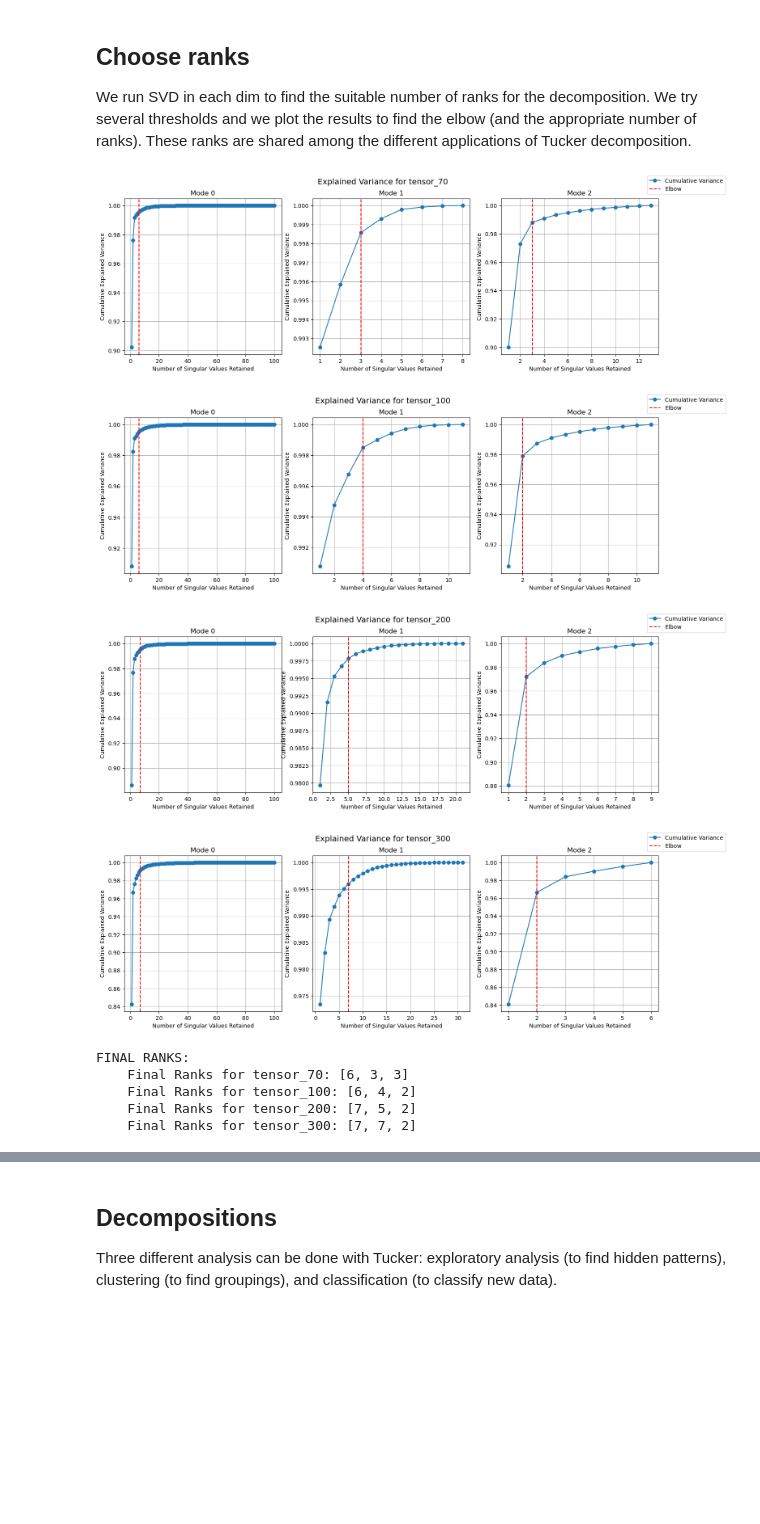
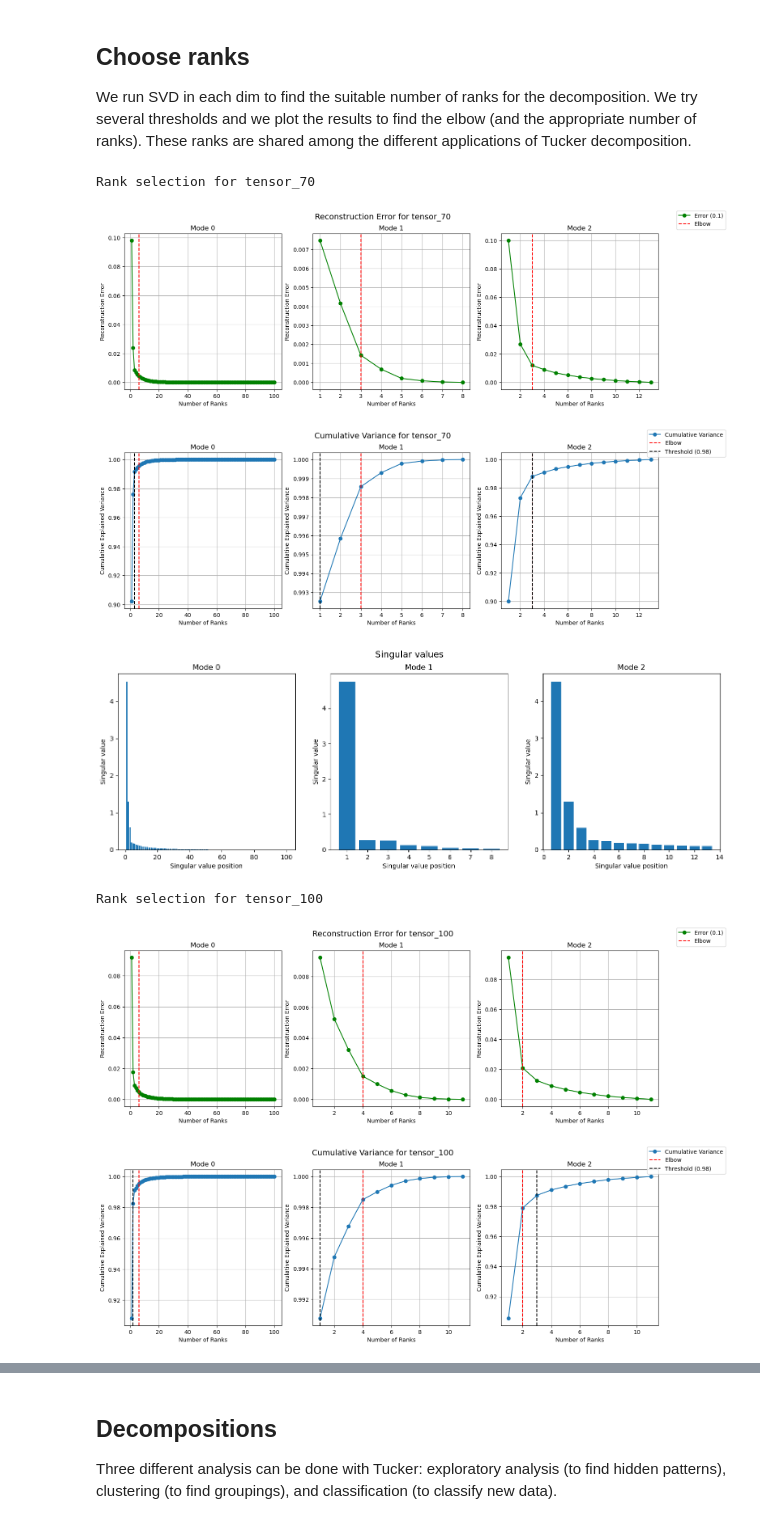
Before and after one commit to pablovadillo/Tensordecomposition, a Jupyter notebook: Tucker_decomposition.ipynb, the cells around one changed output, grey strips where cells are left out. Drawn from its saved outputs; the diff is of its cells as text; code cells hidden in the pictures; blank space fills up the shorter version.

Commit message:
More attempts at numbe rof ranks

```diff
--- a/Tucker_decomposition.ipynb
+++ b/Tucker_decomposition.ipynb
@@ -108,26 +174,41 @@ def compute_svd_ranks_elbow(tensor, tensor_name, threshold=0.75):
 # %%
-# Run for all our tensors
-final_ranks = []  # List to store ranks using elbow method
+# Run for all our tensors using Variance Method
+final_ranks_variance = []
+final_ranks_thresh = []
+final_ranks_reconstruction = []
+
+threshold = 0.98  # Variance retention threshold
+error_threshold = 0.1  # Acceptable reconstruction error threshold
 
 for i, tensor in enumerate(tensors):
     tensor_name = tensor_names[i]  # To label the tensor (e.g., time 70, 100, 200, 300)
+    print(f'Rank selection for tensor_{tensor_name}')
 
-    # Compute ranks using SVD with both threshold and elbow methods
-    selected_ranks_elbow = compute_svd_ranks_elbow(tensor, tensor_name, threshold=0.9)
+    # Compute ranks using Reconstruction Error-based selection
+    selected_ranks_reconstruction = compute_svd_ranks(tensor, tensor_name, threshold=threshold, error_threshold=error_threshold, method="reconstruction_error")
+    final_ranks_reconstruction.append(selected_ranks_reconstruction)
 
-    final_ranks.append(selected_ranks_elbow)
+    # Compute ranks using Variance-based selection
+    selected_ranks_variance, thres_ranks = compute_svd_ranks(tensor, tensor_name, threshold=threshold, error_threshold=error_threshold, method="variance", plot_s=True)
+    final_ranks_variance.append(selected_ranks_variance)
+    final_ranks_thresh.append(thres_ranks)
 
-# Print final ranks
-print('\nFINAL RANKS:')
+
+
+# Print final ranks for Variance method
+print(f'\nFINAL RANKS (Explained Variance - threshold={threshold}):')
 for i, tensor in enumerate(tensors):
-    print(f"    Final Ranks for tensor_{tensor_names[i]}: {final_ranks[i]}")
+    print(f"    Final Ranks for tensor_{tensor_names[i]}: elbow --> {final_ranks_variance[i]}, threshold --> {final_ranks_thresh[i]}")
+
+# Print final ranks for Reconstruction Error method
+print(f'\nFINAL RANKS (Reconstruction Error - threshold={error_threshold}):')
+for i, tensor in enumerate(tensors):
+    print(f"    Final Ranks for tensor_{tensor_names[i]}: {final_ranks_reconstruction[i]}")
 # %% [output]
+Rank selection for tensor_70
-[figure, old version]
+[figure, new version]
-[figure, old version]
+[figure, new version]
-[figure, old version]
+[figure, new version]
+Rank selection for tensor_100
-[figure, old version]
+[figure, new version]
-FINAL RANKS:
-    Final Ranks for tensor_70: [6, 3, 3]
-    Final Ranks for tensor_100: [6, 4, 2]
-    Final Ranks for tensor_200: [7, 5, 2]
-    Final Ranks for tensor_300: [7, 7, 2]
+[figure, added]
```
Also changed, not shown: parts of 12 cells of this notebook.
